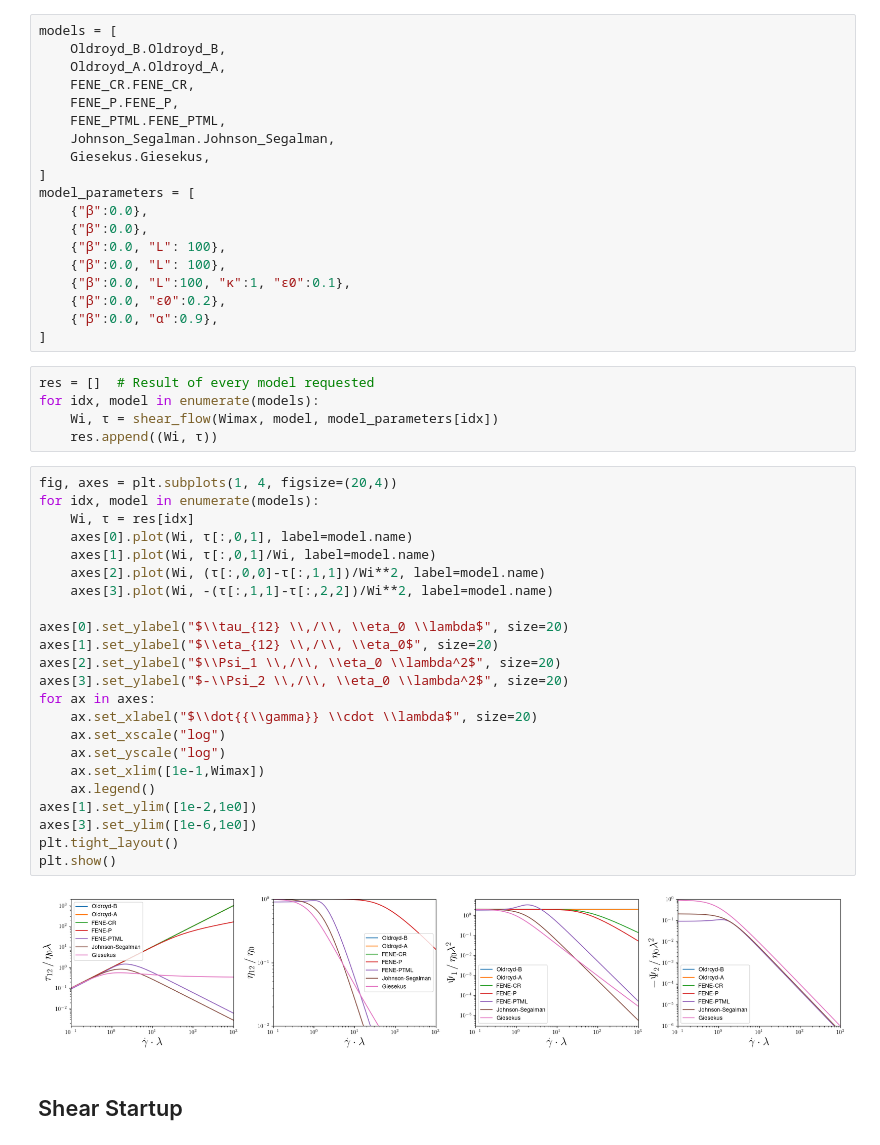
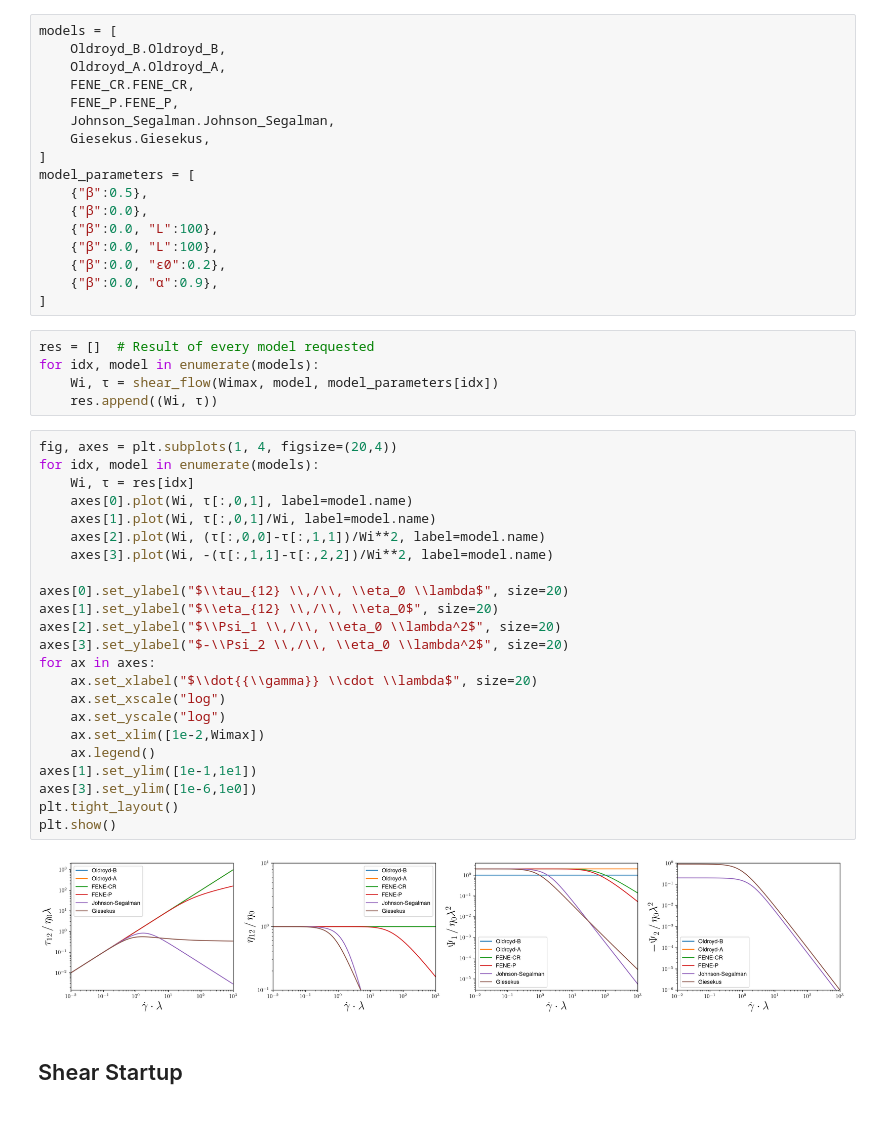
Before and after one commit to hifabian/constitutive_models, a Jupyter notebook: test_shear.ipynb, the cells around one changed output. Drawn from its saved outputs; the diff is of its cells as text.

```diff
--- a/test_shear.ipynb
+++ b/test_shear.ipynb
@@ -63,16 +65,14 @@ models = [
     Oldroyd_A.Oldroyd_A,
     FENE_CR.FENE_CR,
     FENE_P.FENE_P,
-    FENE_PTML.FENE_PTML,
     Johnson_Segalman.Johnson_Segalman,
     Giesekus.Giesekus,
 ]
 model_parameters = [
+    {"β":0.5},
     {"β":0.0},
-    {"β":0.0},
-    {"β":0.0, "L": 100},
-    {"β":0.0, "L": 100},
-    {"β":0.0, "L":100, "κ":1, "ε0":0.1},
+    {"β":0.0, "L":100},
+    {"β":0.0, "L":100},
     {"β":0.0, "ε0":0.2},
     {"β":0.0, "α":0.9},
 ]
@@ -84,28 +84,28 @@ for idx, model in enumerate(models):
 # %%
 fig, axes = plt.subplots(1, 4, figsize=(20,4))
 for idx, model in enumerate(models):
     Wi, τ = res[idx]
     axes[0].plot(Wi, τ[:,0,1], label=model.name)
     axes[1].plot(Wi, τ[:,0,1]/Wi, label=model.name)
     axes[2].plot(Wi, (τ[:,0,0]-τ[:,1,1])/Wi**2, label=model.name)
     axes[3].plot(Wi, -(τ[:,1,1]-τ[:,2,2])/Wi**2, label=model.name)
 
 axes[0].set_ylabel("$\\tau_{12} \\,/\\, \\eta_0 \\lambda$", size=20)
 axes[1].set_ylabel("$\\eta_{12} \\,/\\, \\eta_0$", size=20)
 axes[2].set_ylabel("$\\Psi_1 \\,/\\, \\eta_0 \\lambda^2$", size=20)
 axes[3].set_ylabel("$-\\Psi_2 \\,/\\, \\eta_0 \\lambda^2$", size=20)
 for ax in axes:
     ax.set_xlabel("$\\dot{{\\gamma}} \\cdot \\lambda$", size=20)
     ax.set_xscale("log")
     ax.set_yscale("log")
-    ax.set_xlim([1e-1,Wimax])
+    ax.set_xlim([1e-2,Wimax])
     ax.legend()
-axes[1].set_ylim([1e-2,1e0])
+axes[1].set_ylim([1e-1,1e1])
 axes[3].set_ylim([1e-6,1e0])
 plt.tight_layout()
 plt.show()
 # %% [output]
-[figure, old version]
+[figure, new version]
 # %% [markdown]
 ## Shear Startup
 # %%
```
Also changed, not shown: parts of 6 cells of this notebook, 1 other file.
